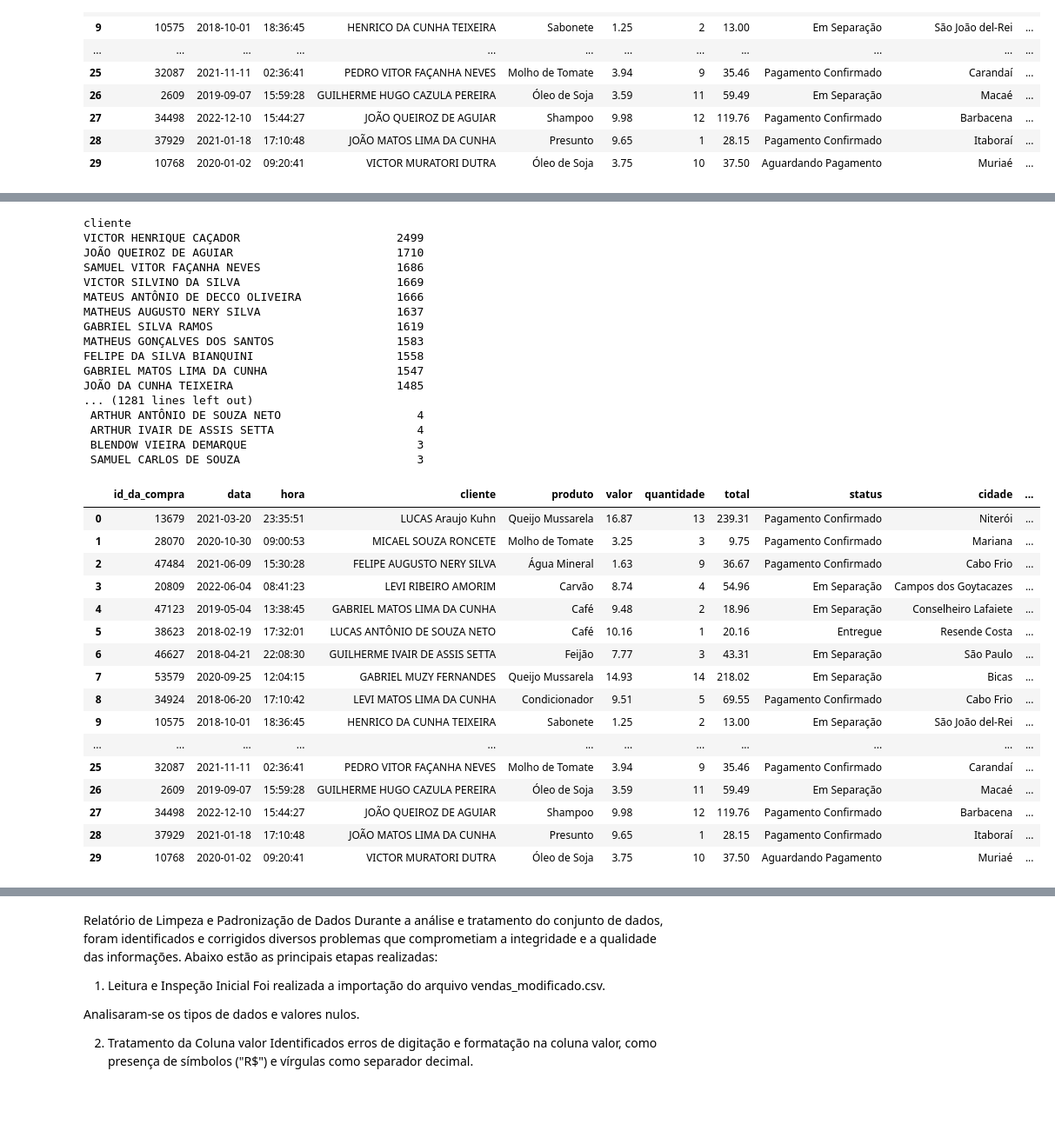
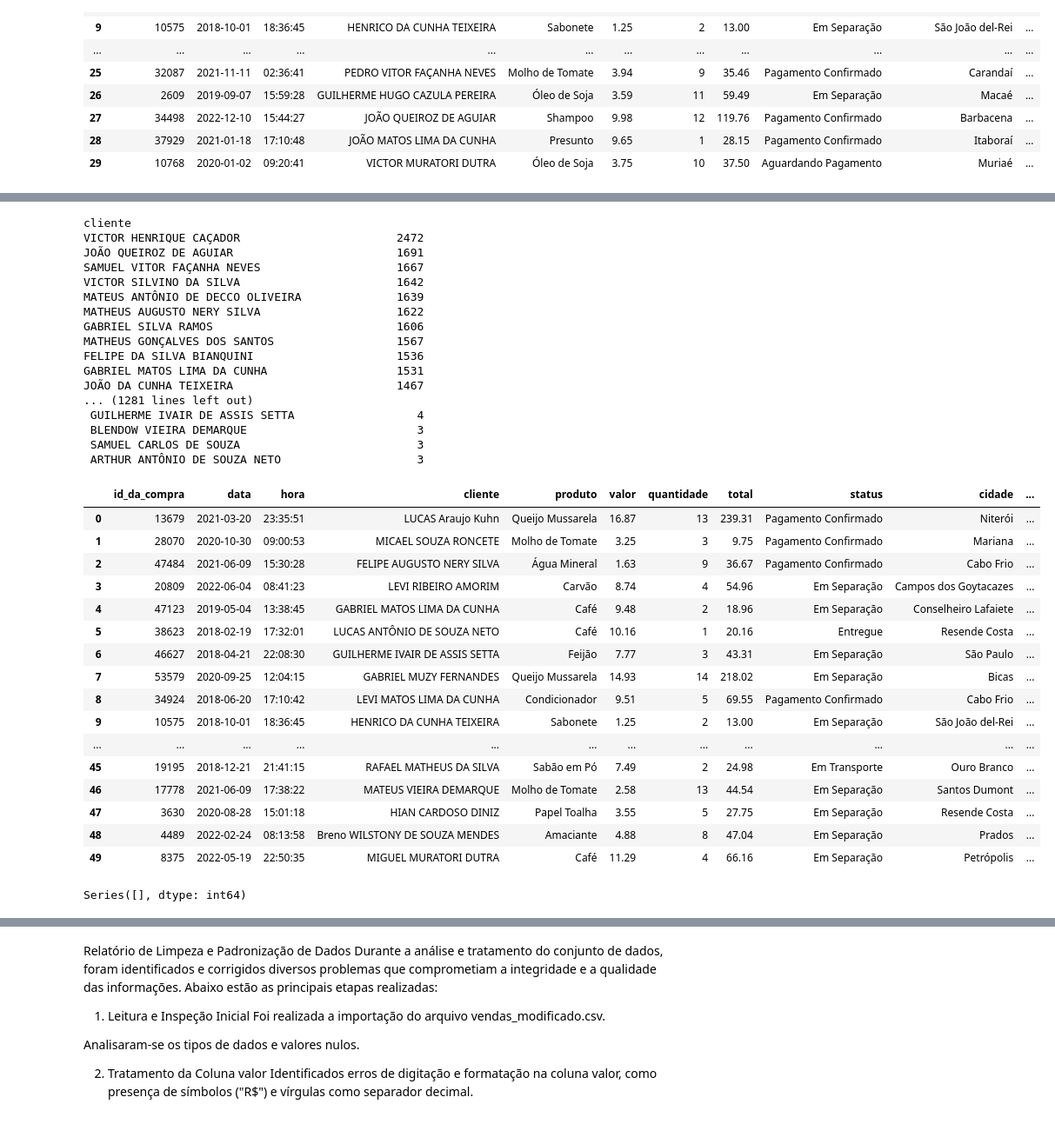
Before and after one commit to otaviotiltado45/Limpeza-de-dados-, a Jupyter notebook: Limpeza.ipynb, the cells around one changed output, grey strips where cells are left out. Shown: that part at 87% size. Saved outputs shown, nothing was run; the diff lists cells and outputs as text; code cells hidden in the pictures.

Commit message:
melhorias para atender a pontuação necessária como melhorar casas decimais e remover números discrepantes

```diff
--- a/Limpeza.ipynb
+++ b/Limpeza.ipynb
@@ -123,8 +123,8 @@ dtype: int64
 # corrige os totais que estão com o valor de Nan com base na formula e verifica se ainda existem nulos
 # como não existem valores nem quantidades nulas não é feita nenhuma verificação
 # Fórmula: total = valor * quantidade + frete
-faltando_total = df['total'].isna()
-df.loc[faltando_total, 'total'] = df.loc[faltando_total, 'valor'] * df.loc[faltando_total, 'quantidade'] + df.loc[faltando_total, 'frete']
+#faltando_total = df['total'].isna()
+#df.loc[faltando_total, 'total'] = df.loc[faltando_total, 'valor'] * df.loc[faltando_total, 'quantidade'] + df.loc[faltando_total, 'frete']
 
 df.isnull().sum()
 # %% [output]
@@ -150,15 +150,19 @@ dtype: int64
 # dropa os nulos restantes
 df = df.dropna()
 # %%
-# Verificando se todos os valores em 'total' estão corretos de acordo com a fórmula
+# Corrige os valores nulos na coluna 'total' usando a fórmula correta
+faltando_total = df['total'].isna()
+df.loc[faltando_total, 'total'] = (df.loc[faltando_total, 'valor'] * df.loc[faltando_total, 'quantidade'] + df.loc[faltando_total, 'frete']).round(2)
 
-# Primeiro, calculamos o total esperado para cada linha
-df['total_calculado'] = df['valor'] * df['quantidade'] + df['frete']
+# Recalcula todos os valores de 'total' e padroniza com duas casas decimais
+df['total'] = (df['valor'] * df['quantidade'] + df['frete']).round(2)
 
-# Agora comparamos o valor existente com o valor calculado
-# Usamos np.isclose para evitar problemas com pequenas diferenças de ponto flutuante
+# Calcula 'total_calculado' como referência de verificação
+df['total_calculado'] = (df['valor'] * df['quantidade'] + df['frete']).round(2)
+
+# Verifica inconsistências entre 'total' e 'total_calculado'
 df_totais_errados = df[~np.isclose(df['total'], df['total_calculado'])]
 
-# Exibindo os registros que estão incorretos
-df_totais_errados[['valor', 'quantidade', 'frete', 'total', 'total_calculado']]
+# Exibe registros com discrepâncias
+print(df_totais_errados[['valor', 'quantidade', 'frete', 'total', 'total_calculado']])
 # %% [output]
@@ -178,5 +172,2 @@ df_totais_errados[['valor', 'quantidade', 'frete', 'total', 'total_calculado']]
 # %%
-# Recalculando todos os valores da coluna 'total'
-# Fórmula: total = valor * quantidade + frete
-
-df['total'] = df['valor'] * df['quantidade'] + df['frete']
+df = df[df['total'] <= 999]
@@ -420,42 +433,47 @@ Ki-Brasa               501
 # %%
+
 # verificando clientes
 print(df['cliente'].value_counts().to_string())
 # %% [output]
 cliente
-VICTOR HENRIQUE CAÇADOR                       2499
-JOÃO QUEIROZ DE AGUIAR                        1710
-SAMUEL VITOR FAÇANHA NEVES                    1686
-VICTOR SILVINO DA SILVA                       1669
-MATEUS ANTÔNIO DE DECCO OLIVEIRA              1666
-MATHEUS AUGUSTO NERY SILVA                    1637
-GABRIEL SILVA RAMOS                           1619
-MATHEUS GONÇALVES DOS SANTOS                  1583
-FELIPE DA SILVA BIANQUINI                     1558
-GABRIEL MATOS LIMA DA CUNHA                   1547
-JOÃO DA CUNHA TEIXEIRA                        1485
+VICTOR HENRIQUE CAÇADOR                       2472
+JOÃO QUEIROZ DE AGUIAR                        1691
+SAMUEL VITOR FAÇANHA NEVES                    1667
+VICTOR SILVINO DA SILVA                       1642
+MATEUS ANTÔNIO DE DECCO OLIVEIRA              1639
+MATHEUS AUGUSTO NERY SILVA                    1622
+GABRIEL SILVA RAMOS                           1606
+MATHEUS GONÇALVES DOS SANTOS                  1567
+FELIPE DA SILVA BIANQUINI                     1536
+GABRIEL MATOS LIMA DA CUNHA                   1531
+JOÃO DA CUNHA TEIXEIRA                        1467
 ... (1281 lines left out)
- ARTHUR ANTÔNIO DE SOUZA NETO                    4
- ARTHUR IVAIR DE ASSIS SETTA                     4
+ GUILHERME IVAIR DE ASSIS SETTA                  4
  BLENDOW VIEIRA DEMARQUE                         3
  SAMUEL CARLOS DE SOUZA                          3
+ ARTHUR ANTÔNIO DE SOUZA NETO                    3
 # %%
 # exibe o data frame
-df.head(30)
+df.head(50)
 # %% [output]
 |  | id_da_compra | data | hora | cliente | produto | valor | quantidade | total | status | cidade | ... |
 | 0 | 13679 | 2021-03-20 | 23:35:51 | LUCAS Araujo Kuhn | Queijo Mussarela | 16.87 | 13 | 239.31 | Pagamento Confirmado | Niterói | ... |
 | 1 | 28070 | 2020-10-30 | 09:00:53 | MICAEL SOUZA RONCETE | Molho de Tomate | 3.25 | 3 | 9.75 | Pagamento Confirmado | Mariana | ... |
 | 2 | 47484 | 2021-06-09 | 15:30:28 | FELIPE AUGUSTO NERY SILVA | Água Mineral | 1.63 | 9 | 36.67 | Pagamento Confirmado | Cabo Frio | ... |
 | 3 | 20809 | 2022-06-04 | 08:41:23 | LEVI RIBEIRO AMORIM | Carvão | 8.74 | 4 | 54.96 | Em Separação | Campos dos Goytacazes | ... |
 | 4 | 47123 | 2019-05-04 | 13:38:45 | GABRIEL MATOS LIMA DA CUNHA | Café | 9.48 | 2 | 18.96 | Em Separação | Conselheiro Lafaiete | ... |
 | 5 | 38623 | 2018-02-19 | 17:32:01 | LUCAS ANTÔNIO DE SOUZA NETO | Café | 10.16 | 1 | 20.16 | Entregue | Resende Costa | ... |
 | 6 | 46627 | 2018-04-21 | 22:08:30 | GUILHERME IVAIR DE ASSIS SETTA | Feijão | 7.77 | 3 | 43.31 | Em Separação | São Paulo | ... |
 | 7 | 53579 | 2020-09-25 | 12:04:15 | GABRIEL MUZY FERNANDES | Queijo Mussarela | 14.93 | 14 | 218.02 | Em Separação | Bicas | ... |
 | 8 | 34924 | 2018-06-20 | 17:10:42 | LEVI MATOS LIMA DA CUNHA | Condicionador | 9.51 | 5 | 69.55 | Pagamento Confirmado | Cabo Frio | ... |
 | 9 | 10575 | 2018-10-01 | 18:36:45 | HENRICO DA CUNHA TEIXEIRA | Sabonete | 1.25 | 2 | 13.00 | Em Separação | São João del-Rei | ... |
 | ... | ... | ... | ... | ... | ... | ... | ... | ... | ... | ... | ... |
-| 25 | 32087 | 2021-11-11 | 02:36:41 | PEDRO VITOR FAÇANHA NEVES | Molho de Tomate | 3.94 | 9 | 35.46 | Pagamento Confirmado | Carandaí | ... |
-| 26 | 2609 | 2019-09-07 | 15:59:28 | GUILHERME HUGO CAZULA PEREIRA | Óleo de Soja | 3.59 | 11 | 59.49 | Em Separação | Macaé | ... |
-| 27 | 34498 | 2022-12-10 | 15:44:27 | JOÃO QUEIROZ DE AGUIAR | Shampoo | 9.98 | 12 | 119.76 | Pagamento Confirmado | Barbacena | ... |
-| 28 | 37929 | 2021-01-18 | 17:10:48 | JOÃO MATOS LIMA DA CUNHA | Presunto | 9.65 | 1 | 28.15 | Pagamento Confirmado | Itaboraí | ... |
-| 29 | 10768 | 2020-01-02 | 09:20:41 | VICTOR MURATORI DUTRA | Óleo de Soja | 3.75 | 10 | 37.50 | Aguardando Pagamento | Muriaé | ... |
+| 45 | 19195 | 2018-12-21 | 21:41:15 | RAFAEL MATHEUS DA SILVA | Sabão em Pó | 7.49 | 2 | 24.98 | Em Transporte | Ouro Branco | ... |
+| 46 | 17778 | 2021-06-09 | 17:38:22 | MATEUS VIEIRA DEMARQUE | Molho de Tomate | 2.58 | 13 | 44.54 | Em Separação | Santos Dumont | ... |
+| 47 | 3630 | 2020-08-28 | 15:01:18 | HIAN CARDOSO DINIZ | Papel Toalha | 3.55 | 5 | 27.75 | Em Separação | Resende Costa | ... |
+| 48 | 4489 | 2022-02-24 | 08:13:58 | Breno WILSTONY DE SOUZA MENDES | Amaciante | 4.88 | 8 | 47.04 | Em Separação | Prados | ... |
+| 49 | 8375 | 2022-05-19 | 22:50:35 | MIGUEL MURATORI DUTRA | Café | 11.29 | 4 | 66.16 | Em Separação | Petrópolis | ... |
+# %%
+df.isnull().sum().loc[lambda x: x > 0]
+# %% [output]
+Series([], dtype: int64)
```
Also changed, not shown: parts of 14 cells of this notebook.
